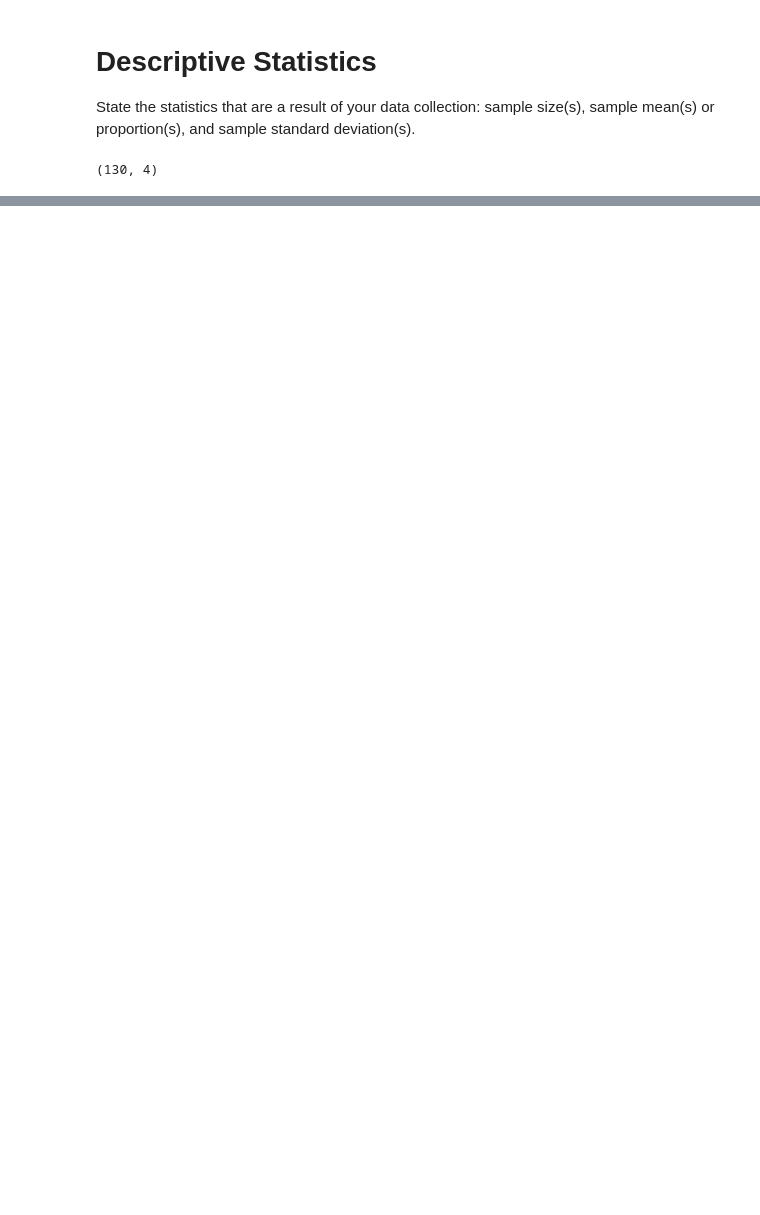
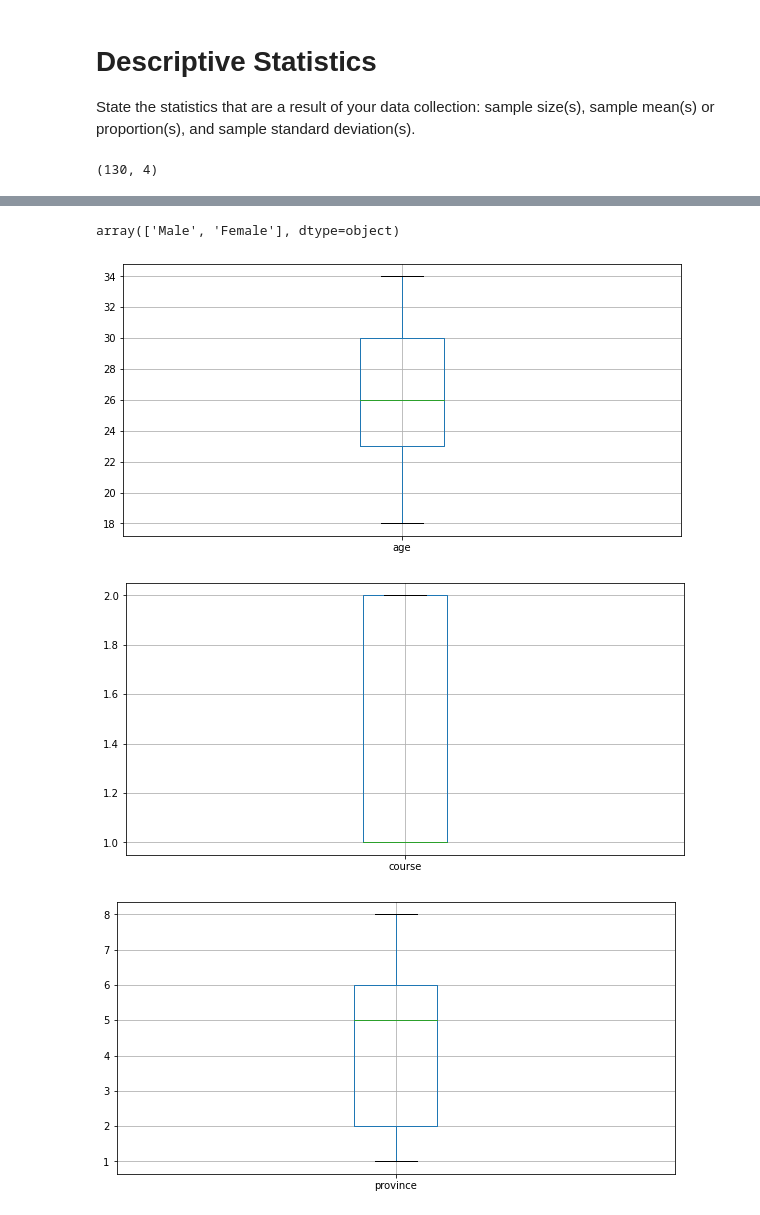
Before and after one commit to ch1b4d4/Python, a Jupyter notebook: Pvalues/group_work_30_Mar.ipynb, the cells around one changed output, grey strips where cells are left out. Cells and saved outputs as stored; diff of their text form; code cells hidden in the pictures; blank space fills up the shorter version.

```diff
--- a/Pvalues/group_work_30_Mar.ipynb
+++ b/Pvalues/group_work_30_Mar.ipynb
@@ -84,0 +95,4 @@ df.describe()
+# %%
+df["gender"] = df['gender'].replace([1], "Female")
+df["gender"] = df['gender'].replace([2], "Male")
+df.head()
@@ -84,0 +106,15 @@ df.describe()
+# %%
+df['gender'].unique()
+# %% [output]
+array(['Male', 'Female'], dtype=object)
+# %%
+# Validity of my Data Set
+#create a box plot for all columns with numbers
+df_num = df.select_dtypes(include = ['float64','int64']) #create a dataframe with just numbers
+for column in df_num:
+    plt.figure(figsize=(10,5))
+    df_num.boxplot([column])
+# %% [output]
+[figure, added]
+[figure, added]
+[figure, added]
```
Also changed, not shown: parts of 12 cells of this notebook.
